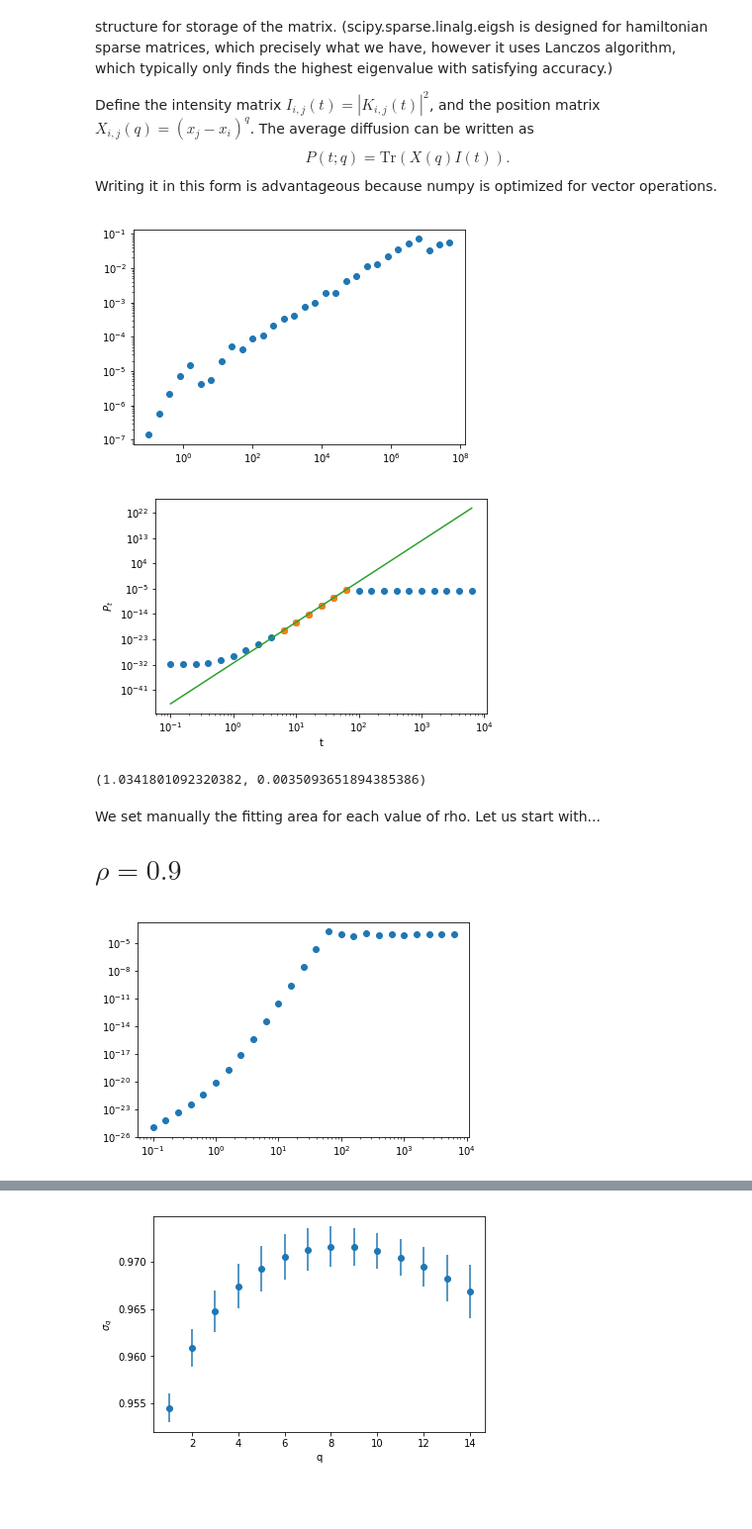
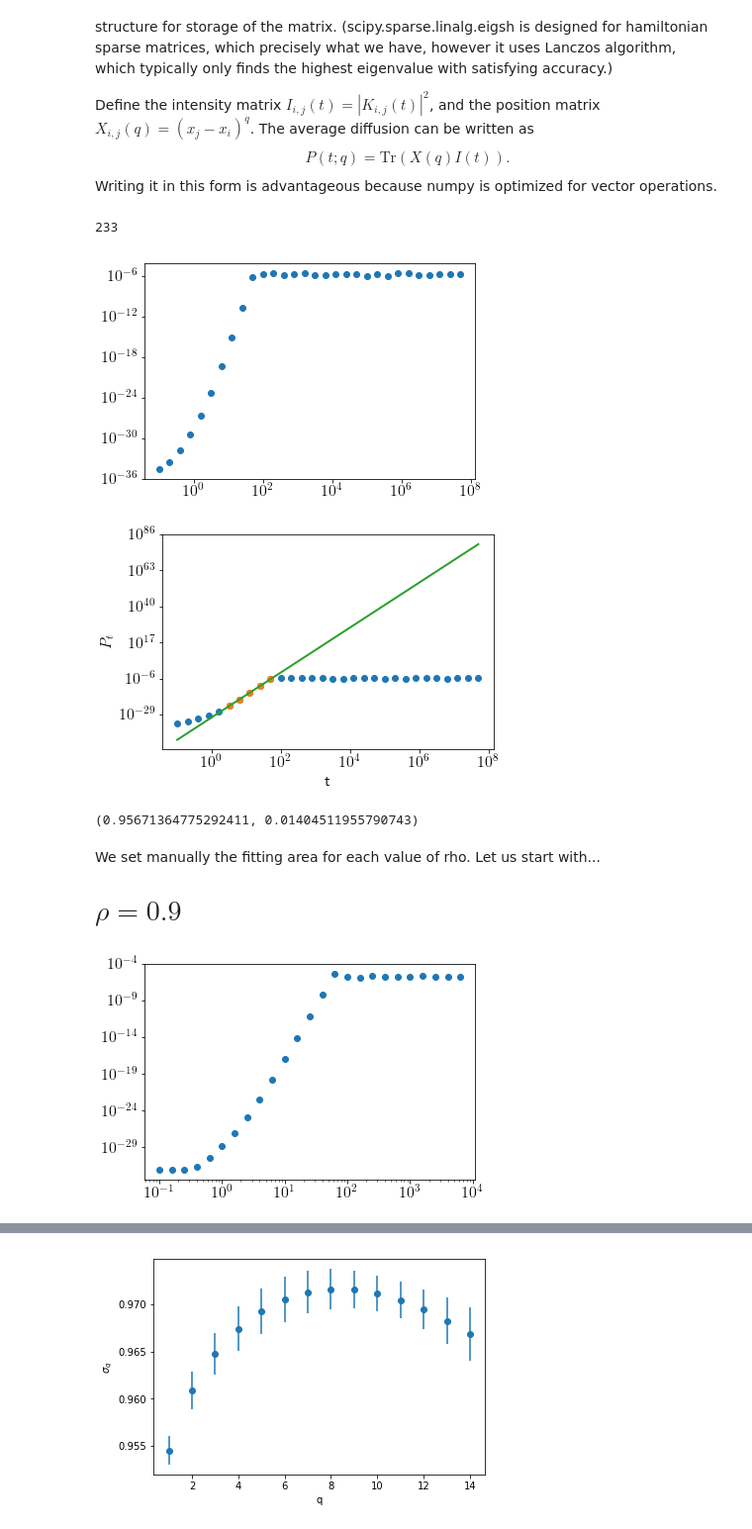
Before and after one commit to Yukee/spectrum_quasicrystals, a Jupyter notebook: Fibonacci/diffusion_and_spectral_exponents.ipynb, the cells around one changed output, grey strips where cells are left out. Shown at 99% size. Drawn from its saved outputs; the diff is of its cells as text; code cells hidden in the pictures; blank space fills up the shorter version.

```diff
--- a/Fibonacci/diffusion_and_spectral_exponents.ipynb
+++ b/Fibonacci/diffusion_and_spectral_exponents.ipynb
@@ -139,15 +139,19 @@ Diagonalize the Hamiltonian
 """
 
 # diagonalize
-rho = .1
+rho = 1.
 n = 13
 L = fib(n)
 val, vec = linalg.eigh(hp(n, rho))
+# %%
+len(val)
+# %% [output]
+233
 # %%
 """
 Solve for the dynamics
 """
-q = 2.
+q = 15.
 tRange = 10**np.arange(-1,8,.3)
 
 p1 = [avP(vec, t, q) for t in tRange]
@@ -155,38 +159,38 @@ p1 = [avP(vec, t, q) for t in tRange]
 plt.loglog(tRange, p1, 'o')
 plt.show()
 # %% [output]
-[figure, old version]
+[figure, new version]
 # %%
 """
 Fit
 """
 
 def fit(plist, pmin, pmax, plot = False):
     """
     /!\ return sigma = slope/q, ie sigma defined as <x(t)^q> ~ t^{q*sigma}
     """
     tRangeFit = tRange[pmin:pmax]
     plistFit = plist[pmin:pmax]
 
     # data in log-log scale
     logP = np.log(plistFit)
     logT = np.log(tRangeFit)
     slope, intercept, r_value, p_value, std_err = stats.linregress(logT,logP)
 
     if plot:
         plt.loglog(tRange, plist, 'o')
         plt.loglog(tRangeFit, plistFit, 'o')
         plt.loglog(tRange, np.exp(intercept)*tRange**slope, '-')
         plt.xlabel("t")
         plt.ylabel(r"$P_t$")
         plt.show()
 
     return slope/q, std_err/q
 
-fit(p1, 9, 15, True)
+fit(p1, 5, 10, True)
 # %% [output]
-[figure, old version]
+[figure, new version]
-(1.0341801092320382, 0.0035093651894385386)
+(0.95671364775292411, 0.01404511955790743)
 # %% [markdown]
 We set manually the fitting area for each value of rho. Let us start with...
 # $\rho = 0.9$
@@ -200,7 +204,7 @@ val, vec = linalg.eigh(hp(n, rho))
 """
 Solve for the dynamics
 """
-q = 10.
+q = 15.
 tRange = 10**np.arange(-1,4,.2)
 
 p1 = [avP(vec, t, q) for t in tRange]
@@ -208,7 +212,7 @@ p1 = [avP(vec, t, q) for t in tRange]
 plt.loglog(tRange, p1, 'o')
 plt.show()
 # %% [output]
-[figure, old version]
+[figure, new version]
 # %%
 fit(p1, 9, 15, True)
 # %% [output]
```
Also changed, not shown: parts of 4 cells of this notebook, 6 other files.
